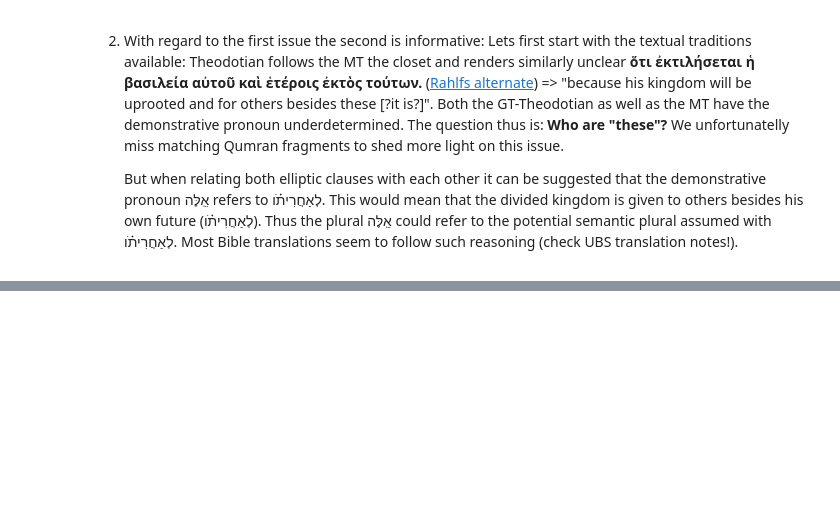
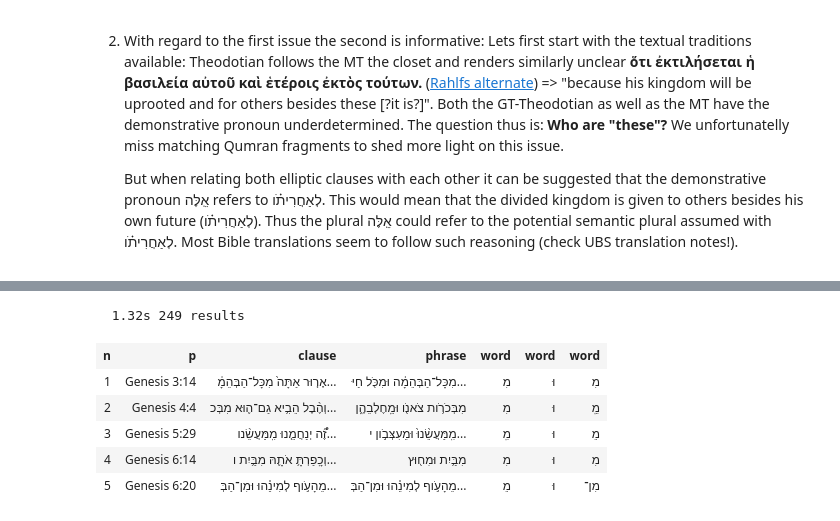
Before and after one commit to oliverglanz/Text-Fabric, a Jupyter notebook: Daniel11/0000_ETCBC-TF_2002-BHS_Daniel11_research_o.glanz_prof-edition.ipynb, the cells around one changed output, grey strips where cells are left out. Saved outputs shown, nothing was run; the diff lists cells and outputs as text; code cells hidden in the pictures; blank space fills up the shorter version.

```diff
--- a/Daniel11/0000_ETCBC-TF_2002-BHS_Daniel11_research_o.glanz_prof-edition.ipynb
+++ b/Daniel11/0000_ETCBC-TF_2002-BHS_Daniel11_research_o.glanz_prof-edition.ipynb
@@ -377,0 +403,21 @@ Both the GT-Theodotian as well as the MT have the demonstrative pronoun underdet
+# %%
+WawMinSubphrase='''
+clause
+    p1:phrase
+        w0:word lex=MN
+        w1:word lex=W
+        w2:word lex=MN
+p1 =: w0
+w0 < w1
+w1 <: w2
+'''
+WawMinSubphrase  = A.search(WawMinSubphrase)
+A.table(WawMinSubphrase, start=1, end=5, condensed=False, colorMap={2: 'magenta', 3: 'cyan', 4: 'yellow', 5: 'yellow', 6: 'yellow'})
+# %% [output]
+  1.32s 249 results
+| n | p | clause | phrase | word | word | word |
+| 1 | Genesis 3:14 | אָר֤וּר אַתָּה֙ מִכָּל־הַבְּהֵמָ֔... | מִכָּל־הַבְּהֵמָ֔ה וּמִכֹּ֖ל חַיּ... | מִ | וּ | מִ |
+| 2 | Genesis 4:4 | וְהֶ֨בֶל הֵבִ֥יא גַם־ה֛וּא מִבְּכ... | מִבְּכֹרֹ֥ות צֹאנֹ֖ו וּמֵֽחֶלְבֵהֶ֑ן | מִ | וּ | מֵֽ |
+| 3 | Genesis 5:29 | זֶ֞֠ה יְנַחֲמֵ֤נוּ מִֽמַּעֲשֵׂ֨נו... | מִֽמַּעֲשֵׂ֨נוּ֙ וּמֵעִצְּבֹ֣ון י... | מִֽ | וּ | מֵ |
+| 4 | Genesis 6:14 | וְכָֽפַרְתָּ֥ אֹתָ֛הּ מִבַּ֥יִת ו... | מִבַּ֥יִת וּמִח֖וּץ | מִ | וּ | מִ |
+| 5 | Genesis 6:20 | מֵהָעֹ֣וף לְמִינֵ֗הוּ וּמִן־הַבְּ... | מֵהָעֹ֣וף לְמִינֵ֗הוּ וּמִן־הַבְּ... | מֵ | וּ | מִן־ |
```
Also changed, not shown: parts of 7 cells of this notebook, 1 other file.
